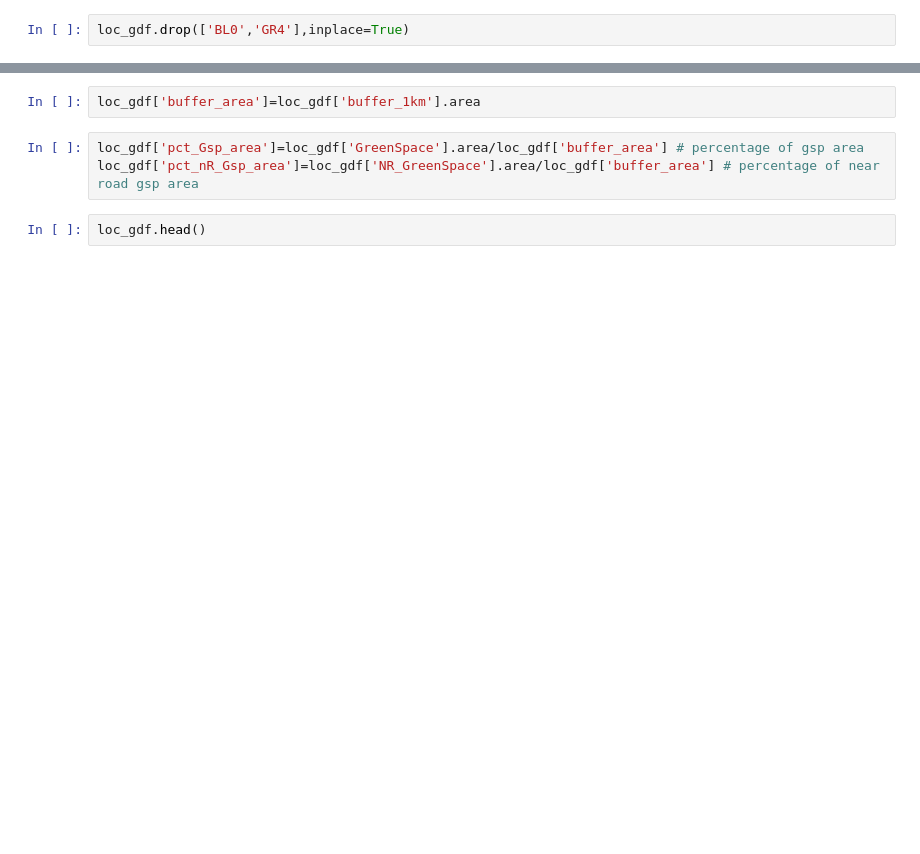
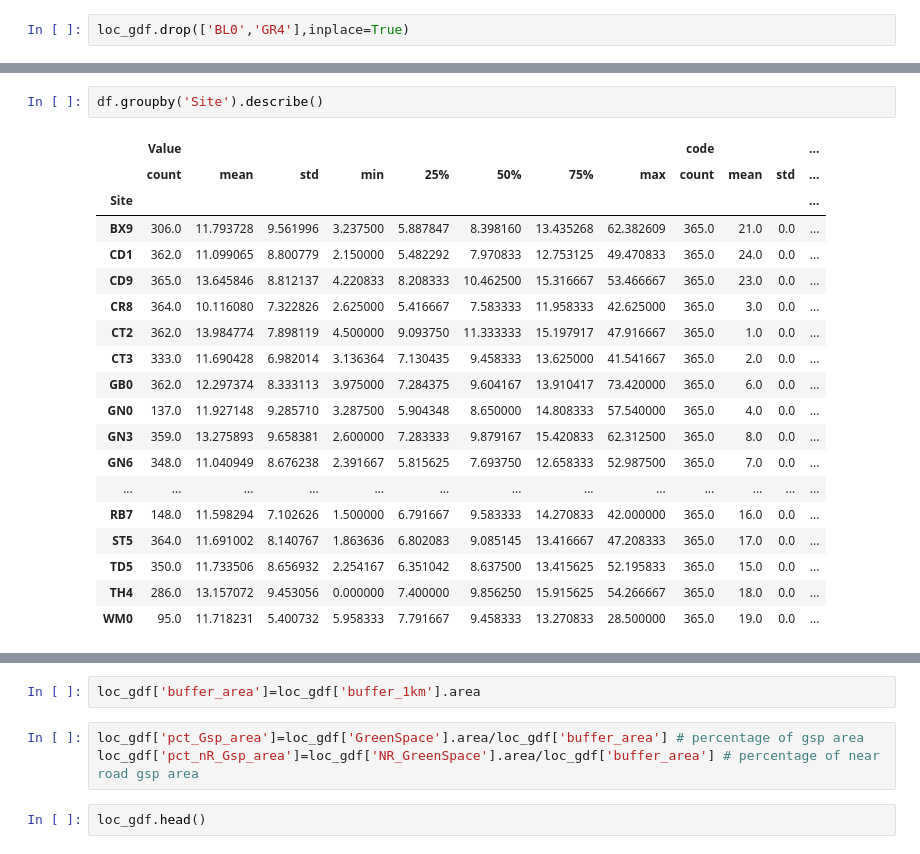
Before and after one commit to yulun-cd/IGS, a Jupyter notebook: DataAnalysis.ipynb, the cells around one changed output, grey strips where cells are left out. Saved outputs shown, nothing was run; the diff lists cells and outputs as text; blank space fills up the shorter version.

Commit message:
mean-before-after

```diff
--- a/DataAnalysis.ipynb
+++ b/DataAnalysis.ipynb
@@ -190,3 +256,25 @@ df
+# %%
+df.groupby('Site').describe()
+# %% [output]
+|  | Value |  |  |  |  |  |  |  | code |  |  | ... |
+|  | count | mean | std | min | 25% | 50% | 75% | max | count | mean | std | ... |
+| Site |  |  |  |  |  |  |  |  |  |  |  | ... |
+| BX9 | 306.0 | 11.793728 | 9.561996 | 3.237500 | 5.887847 | 8.398160 | 13.435268 | 62.382609 | 365.0 | 21.0 | 0.0 | ... |
+| CD1 | 362.0 | 11.099065 | 8.800779 | 2.150000 | 5.482292 | 7.970833 | 12.753125 | 49.470833 | 365.0 | 24.0 | 0.0 | ... |
+| CD9 | 365.0 | 13.645846 | 8.812137 | 4.220833 | 8.208333 | 10.462500 | 15.316667 | 53.466667 | 365.0 | 23.0 | 0.0 | ... |
+| CR8 | 364.0 | 10.116080 | 7.322826 | 2.625000 | 5.416667 | 7.583333 | 11.958333 | 42.625000 | 365.0 | 3.0 | 0.0 | ... |
+| CT2 | 362.0 | 13.984774 | 7.898119 | 4.500000 | 9.093750 | 11.333333 | 15.197917 | 47.916667 | 365.0 | 1.0 | 0.0 | ... |
+| CT3 | 333.0 | 11.690428 | 6.982014 | 3.136364 | 7.130435 | 9.458333 | 13.625000 | 41.541667 | 365.0 | 2.0 | 0.0 | ... |
+| GB0 | 362.0 | 12.297374 | 8.333113 | 3.975000 | 7.284375 | 9.604167 | 13.910417 | 73.420000 | 365.0 | 6.0 | 0.0 | ... |
+| GN0 | 137.0 | 11.927148 | 9.285710 | 3.287500 | 5.904348 | 8.650000 | 14.808333 | 57.540000 | 365.0 | 4.0 | 0.0 | ... |
+| GN3 | 359.0 | 13.275893 | 9.658381 | 2.600000 | 7.283333 | 9.879167 | 15.420833 | 62.312500 | 365.0 | 8.0 | 0.0 | ... |
+| GN6 | 348.0 | 11.040949 | 8.676238 | 2.391667 | 5.815625 | 7.693750 | 12.658333 | 52.987500 | 365.0 | 7.0 | 0.0 | ... |
+| ... | ... | ... | ... | ... | ... | ... | ... | ... | ... | ... | ... | ... |
+| RB7 | 148.0 | 11.598294 | 7.102626 | 1.500000 | 6.791667 | 9.583333 | 14.270833 | 42.000000 | 365.0 | 16.0 | 0.0 | ... |
+| ST5 | 364.0 | 11.691002 | 8.140767 | 1.863636 | 6.802083 | 9.085145 | 13.416667 | 47.208333 | 365.0 | 17.0 | 0.0 | ... |
+| TD5 | 350.0 | 11.733506 | 8.656932 | 2.254167 | 6.351042 | 8.637500 | 13.415625 | 52.195833 | 365.0 | 15.0 | 0.0 | ... |
+| TH4 | 286.0 | 13.157072 | 9.453056 | 0.000000 | 7.400000 | 9.856250 | 15.915625 | 54.266667 | 365.0 | 18.0 | 0.0 | ... |
+| WM0 | 95.0 | 11.718231 | 5.400732 | 5.958333 | 7.791667 | 9.458333 | 13.270833 | 28.500000 | 365.0 | 19.0 | 0.0 | ... |
 # %%
 df=df.merge(loc_gdf,left_on='Site',right_index=True)
 df
```
Also changed, not shown: parts of 30 cells of this notebook, 1 other file.
